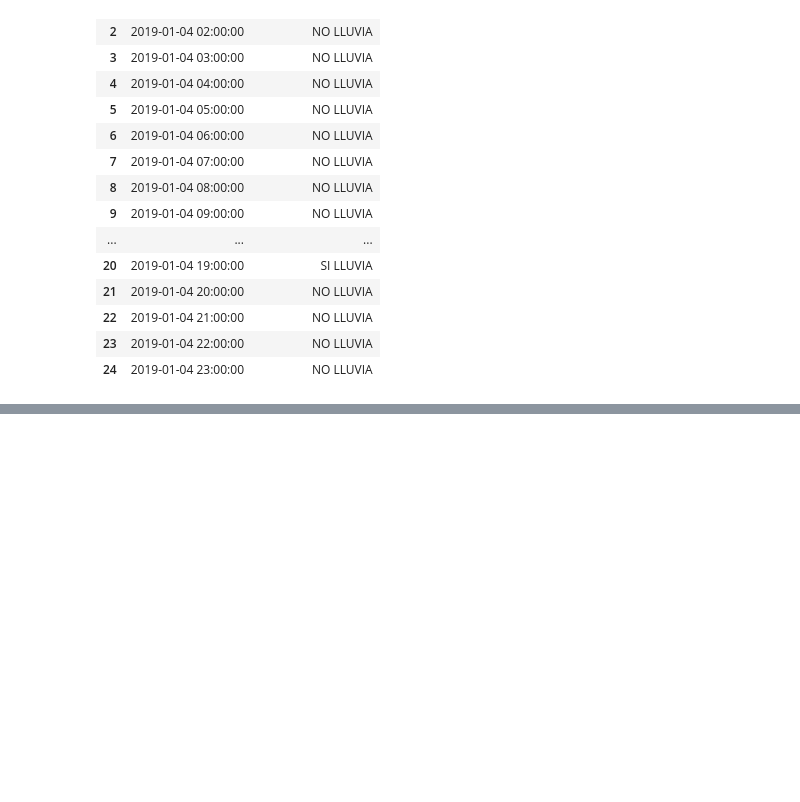
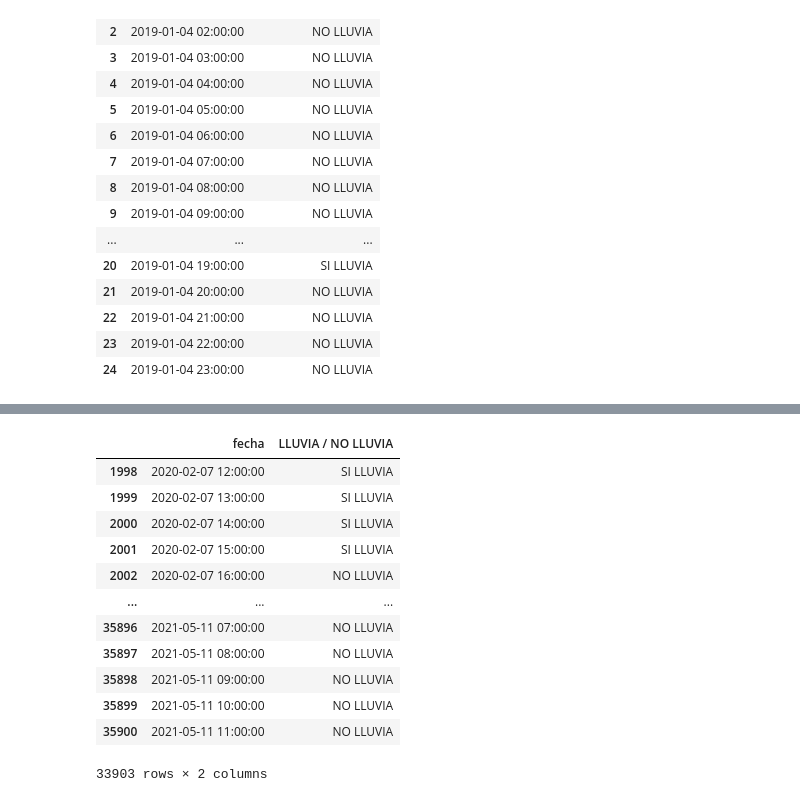
Before and after one commit to JFC95/ProyectoIntegrador_Weather, a Jupyter notebook: tag_lluvia.ipynb, the cells around one changed output, grey strips where cells are left out. Cells and saved outputs as stored; diff of their text form; code cells hidden in the pictures; blank space fills up the shorter version.

Commit message:
Funcionando el etiquetado de lluvia/no lluvia para 2020 y 2021

```diff
--- a/tag_lluvia.ipynb
+++ b/tag_lluvia.ipynb
@@ -192,9 +192,9 @@ times = 12                       # Se toman 12 horas de cada archivo. (SON 2 ARC
 horas = ["06","18"]
 
 index_horas = 1                  # Se empieza desde las 18hs del primer dia, para coordinar con las iteraciones siguientes
-base = datetime.date(2021,1,1)  # Primer dia del dataset (SIEMPRE LOS DATOS VAN A INICIAR DESDE EL DIA SIGUIENTE A ESTE DIA INICIAL, DEBIDO
+base = datetime.date(2020,1,1)  # Primer dia del dataset (SIEMPRE LOS DATOS VAN A INICIAR DESDE EL DIA SIGUIENTE A ESTE DIA INICIAL, DEBIDO
                                  #                         A QUE SE EMPIEZA DESDE LAS 18hs. Y SE IGNORAN LAS PRIMERAS 6hs.)
-numdays = 60                      # Cant. total de dias del dataset
+numdays = 2000                      # Cant. total de dias del dataset
 date_list = [base + datetime.timedelta(days=x) for x in range(1, numdays)]  # Genera una lista de fechas con intervalo de un dia
 
 # Se arma otro arreglo para obtener la lista de fechas en el formato del nombre del archivo del modelo (aaaa-mm-dd)
@@ -218,22 +218,19 @@ for p in range(0,len(paths)):
     try:
         df = pd.read_csv (paths[p])
         data_found = 1
-        #break
-    except IOError as e:
-        print (e.filename)
-
-    #Se busca si la info es de la corrida de las 18 o las 06.
-    #pattern = re.compile("[ppn_por_hora_A_CBA_A_]06")
-    #if pattern.search(paths[p]):
-        cuenca=df[9:21][['58 - San Antonio','fecha']]
-        #csv_stack = pd.DataFrame(columns=['fecha', 'LLUVIA / NO LLUVIA'])
+        cuenca=df[9:21][['04-Cuenca R. Anizacate','fecha']]
+        csv_stack = pd.DataFrame(columns=['fecha', 'LLUVIA / NO LLUVIA'])
         for i in range(0, 12):
-            if(cuenca.iloc[i]['58 - San Antonio'] > 0.2):
+            if(cuenca.iloc[i]['04-Cuenca R. Anizacate'] > 1.0):
                 df2.loc[i+(x)] = [cuenca.iloc[i]['fecha'], 'SI LLUVIA']
-                #print("%s LLUVIA" % cuenca.iloc[i]['fecha'])
+                print("%s LLUVIA" % cuenca.iloc[i]['fecha'])
             else:
                 df2.loc[i+(x)] = [cuenca.iloc[i]['fecha'], 'NO LLUVIA']
-                #print("%s NO LLUVIA" % cuenca.iloc[i]['fecha'])
-        x=x+i
-csv = df2.to_csv(r'58_cuenca_San-Antonio.csv', index=False)
+                print("%s NO LLUVIA" % cuenca.iloc[i]['fecha'])
+            x=x+i
+    except IOError as e:
+        #print (e.filename)
+        print("No encontrado %s" %e.filename)
+
+csv = df2.to_csv(r'04-Cuenca R. Anizacate.csv', index=False)
 # %% [output]
@@ -269,0 +254,16 @@ wrf-cuenca/src/temp/tablas/2021_03/01/cordoba/cuencas/ppn_por_hora_A_CBA_A_18.cs
+# %%
+df2
+# %% [output]
+|  | fecha | LLUVIA / NO LLUVIA |
+| 1998 | 2020-02-07 12:00:00 | SI LLUVIA |
+| 1999 | 2020-02-07 13:00:00 | SI LLUVIA |
+| 2000 | 2020-02-07 14:00:00 | SI LLUVIA |
+| 2001 | 2020-02-07 15:00:00 | SI LLUVIA |
+| 2002 | 2020-02-07 16:00:00 | NO LLUVIA |
+| ... | ... | ... |
+| 35896 | 2021-05-11 07:00:00 | NO LLUVIA |
+| 35897 | 2021-05-11 08:00:00 | NO LLUVIA |
+| 35898 | 2021-05-11 09:00:00 | NO LLUVIA |
+| 35899 | 2021-05-11 10:00:00 | NO LLUVIA |
+| 35900 | 2021-05-11 11:00:00 | NO LLUVIA |
+33903 rows × 2 columns
```
Also changed, not shown: parts of 1 cell of this notebook, 1 other file.
